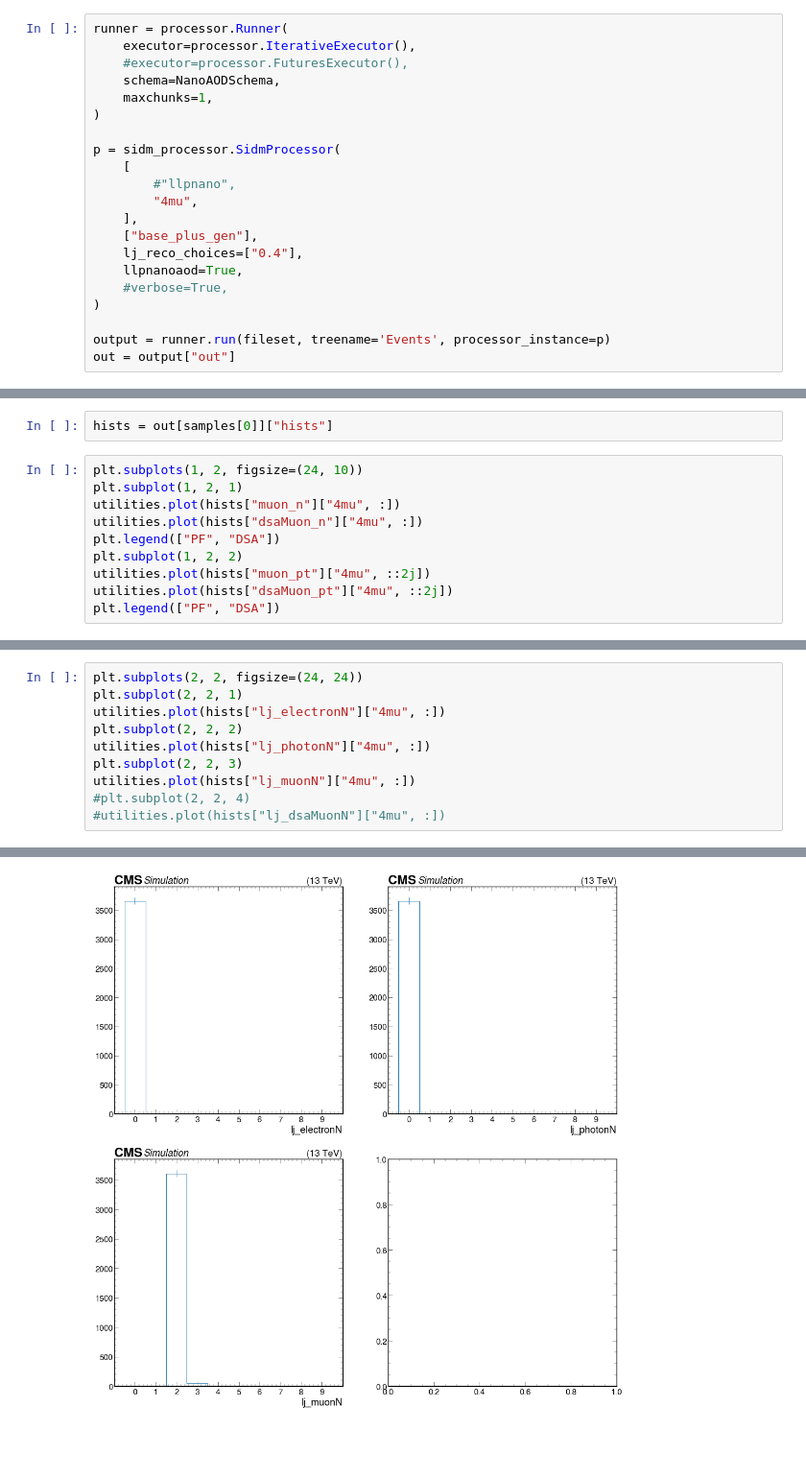
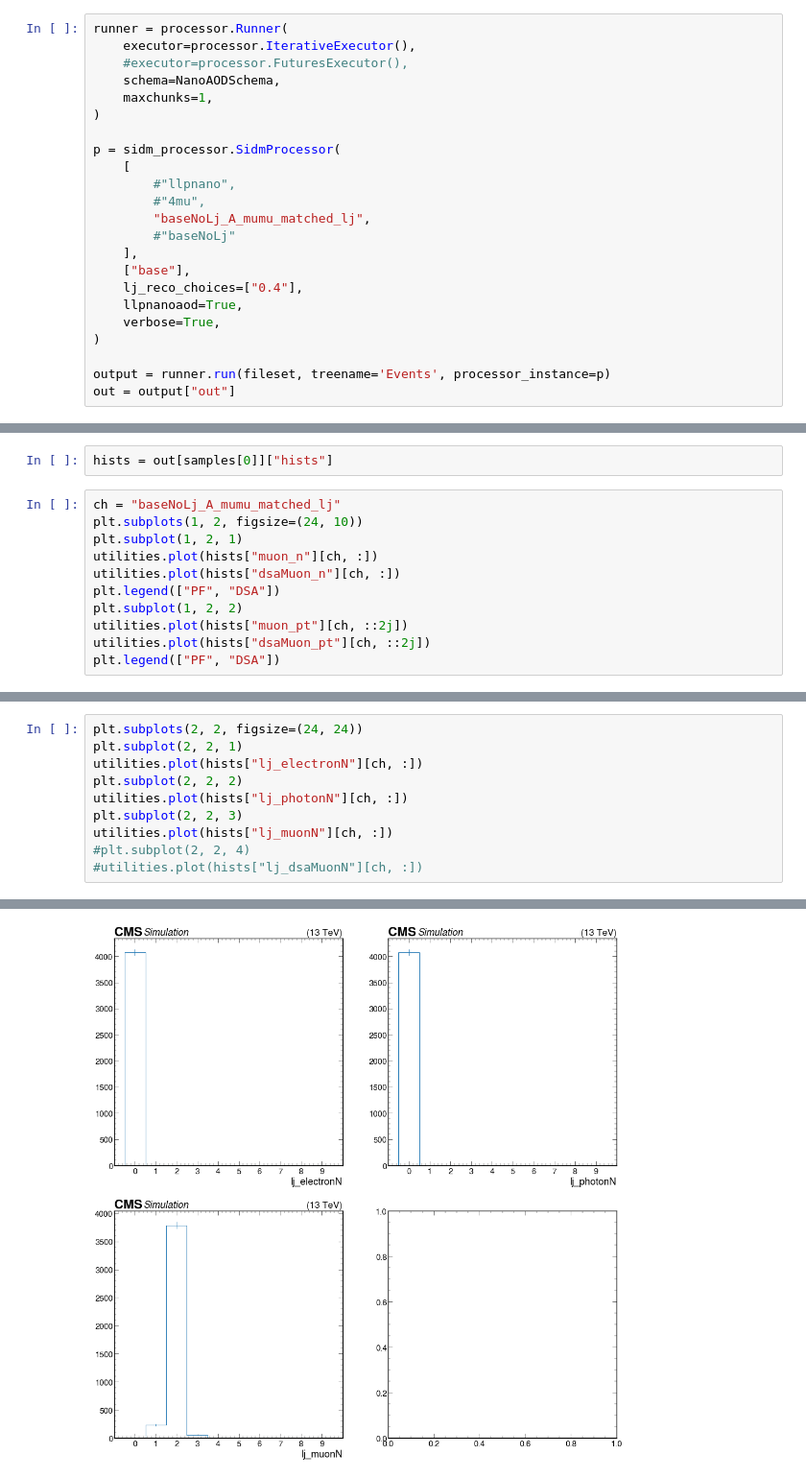
Before and after one commit to yfv2ev/SIDM, a Jupyter notebook: sidm/test_notebooks/test_llpnanoaod.ipynb, the cells around one changed output, grey strips where cells are left out. Shown at 96% size. Cells and saved outputs as stored; diff of their text form; blank space fills up the shorter version.

```diff
--- a/sidm/test_notebooks/test_llpnanoaod.ipynb
+++ b/sidm/test_notebooks/test_llpnanoaod.ipynb
@@ -216,12 +216,14 @@ runner = processor.Runner(
 p = sidm_processor.SidmProcessor(
     [
         #"llpnano",
-        "4mu",
+        #"4mu",
+        "baseNoLj_A_mumu_matched_lj",
+        #"baseNoLj"
     ],
-    ["base_plus_gen"],
+    ["base"],
     lj_reco_choices=["0.4"],
     llpnanoaod=True,
-    #verbose=True,
+    verbose=True,
 )
 
 output = runner.run(fileset, treename='Events', processor_instance=p)
@@ -260,14 +245,15 @@ $L_{xy}$ $(cm)$']
 # %%
 hists = out[samples[0]]["hists"]
 # %%
+ch = "baseNoLj_A_mumu_matched_lj"
 plt.subplots(1, 2, figsize=(24, 10))
 plt.subplot(1, 2, 1)
-utilities.plot(hists["muon_n"]["4mu", :])
-utilities.plot(hists["dsaMuon_n"]["4mu", :])
+utilities.plot(hists["muon_n"][ch, :])
+utilities.plot(hists["dsaMuon_n"][ch, :])
 plt.legend(["PF", "DSA"])
 plt.subplot(1, 2, 2)
-utilities.plot(hists["muon_pt"]["4mu", ::2j])
-utilities.plot(hists["dsaMuon_pt"]["4mu", ::2j])
+utilities.plot(hists["muon_pt"][ch, ::2j])
+utilities.plot(hists["dsaMuon_pt"][ch, ::2j])
 plt.legend(["PF", "DSA"])
 # %% [output]
 <matplotlib.legend.Legend at 0x...>
@@ -284,16 +270,16 @@ utilities.plot(hists["lj_pt"]["4mu", :])
 # %%
 plt.subplots(2, 2, figsize=(24, 24))
 plt.subplot(2, 2, 1)
-utilities.plot(hists["lj_electronN"]["4mu", :])
+utilities.plot(hists["lj_electronN"][ch, :])
 plt.subplot(2, 2, 2)
-utilities.plot(hists["lj_photonN"]["4mu", :])
+utilities.plot(hists["lj_photonN"][ch, :])
 plt.subplot(2, 2, 3)
-utilities.plot(hists["lj_muonN"]["4mu", :])
+utilities.plot(hists["lj_muonN"][ch, :])
 #plt.subplot(2, 2, 4)
-#utilities.plot(hists["lj_dsaMuonN"]["4mu", :])
+#utilities.plot(hists["lj_dsaMuonN"][ch, :])
 # %% [output]
 [StairsArtists(stairs=<matplotlib.patches.StepPatch object at 0x...>, errorbar=<ErrorbarContainer object of 3 artists>, legend_artist=<ErrorbarContainer object of 3 artists>)]
-[figure, old version]
+[figure, new version]
 # %%
 plt.subplots(1, 2, figsize=(24, 10))
 plt.subplot(1, 2, 1)
```
Also changed, not shown: parts of 5 cells of this notebook, 3 other files.
